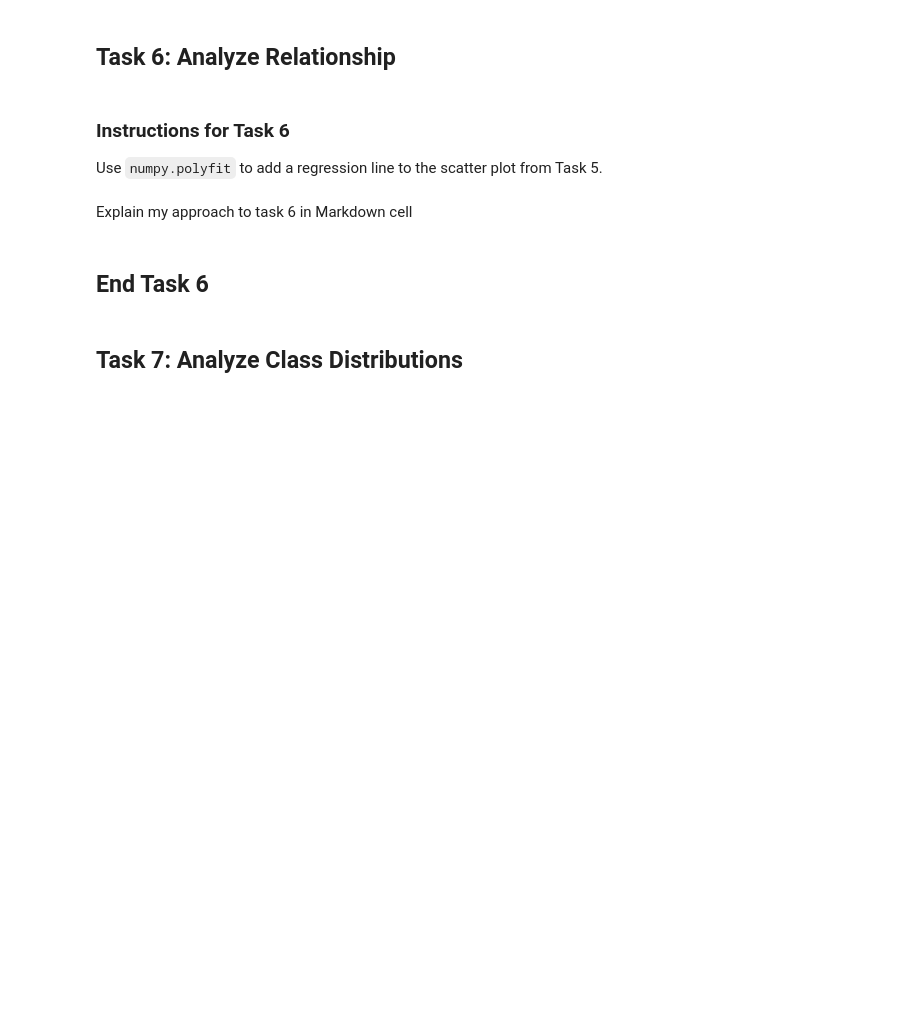
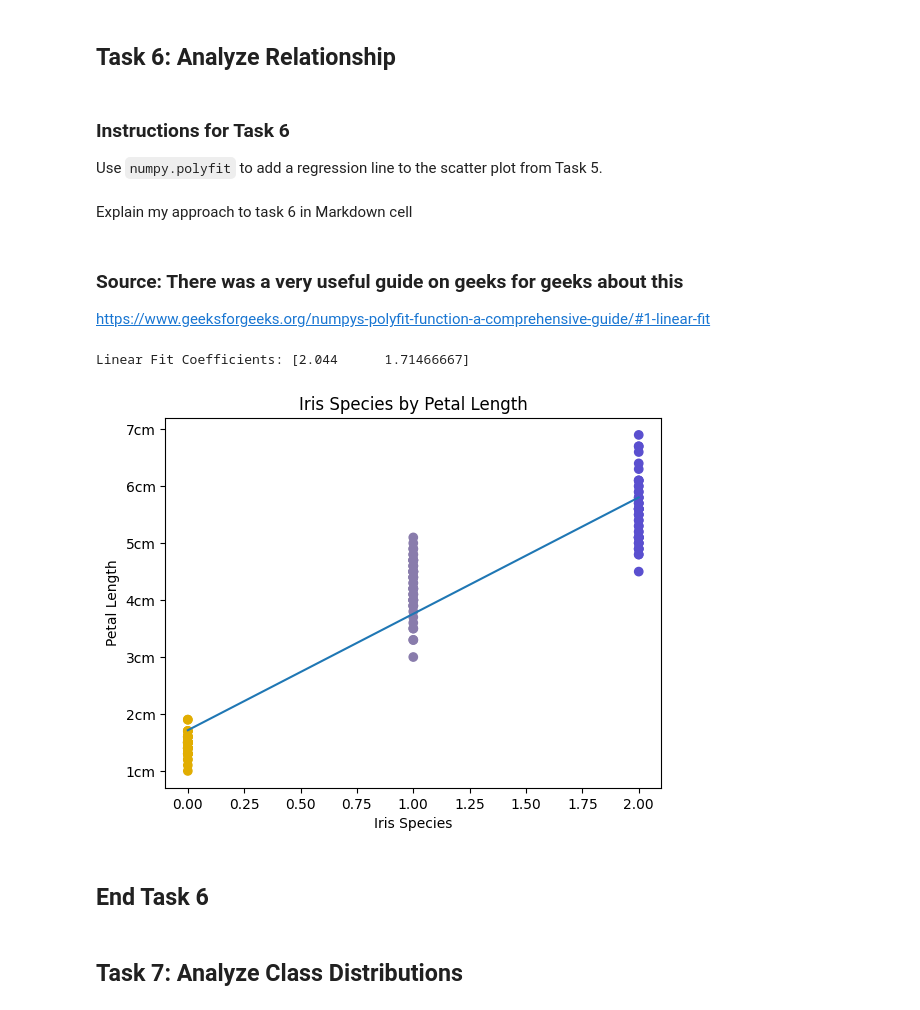
Before and after one commit to FaolanH/principles_of_data_analytics, a Jupyter notebook: tasks.ipynb, the cells around one changed output. Saved outputs shown, nothing was run; the diff lists cells and outputs as text; code cells hidden in the pictures; blank space fills up the shorter version.

Commit message:
Amended task 7, completed task 6

```diff
--- a/tasks.ipynb
+++ b/tasks.ipynb
@@ -320,3 +402,0 @@ Explain my approach to task 4 in Markdown cell
-# %%
-#load iris
-iris_data = pd.read_csv ("https://gist.githubusercontent.com/curran/a08a1080b88344b0c8a7/raw/0e7a9b0a5d22642a06d3d5b9bcbad9890c8ee534/iris.csv")
@@ -385,6 +467,34 @@ plt.scatter(x, y, c = colours);
 Use `numpy.polyfit` to add a regression line to the scatter plot from Task 5.
 # %% [markdown]
 Explain my approach to task 6 in Markdown cell
+# %% [markdown]
+### Source: There was a very useful guide on geeks for geeks about this
+https://www.geeksforgeeks.org/numpys-polyfit-function-a-comprehensive-guide/#1-linear-fit
+# %%
+# as pd_iris_data show only th species name, I had to make one simple change to the previous template in task 5 and set the x value to iris data ['target'] which shows the classes as numbers
+x = iris_data ['target']
+y = pd_iris_data ['petal_length']
+
+# Perform linear fit
+coefficients = np.polyfit(x, y, 1)
+print("Linear Fit Coefficients:", coefficients);
+
+# Create polynomial function
+p = np.poly1d(coefficients)
+
+plt.title ('Iris Species by Petal Length')
+plt.xlabel ('Iris Species')
+plt.ylabel ('Petal Length')
+
+plt.yticks ([1,2,3,4,5,6,7], ['1cm', '2cm', '3cm', '4cm', '5cm', '6cm', '7cm'])
+
+plt.scatter(x, y, c = colours);
+plt.plot(x, p(x), label = 'Linear Fit');
+plt.legend
+plt.show;
+# %% [output]
+Linear Fit Coefficients: [2.044      1.71466667]
+[figure, added]
 # %% [markdown]
 ## End Task 6
 # %% [markdown]
```
Also changed, not shown: parts of 40 cells of this notebook.
